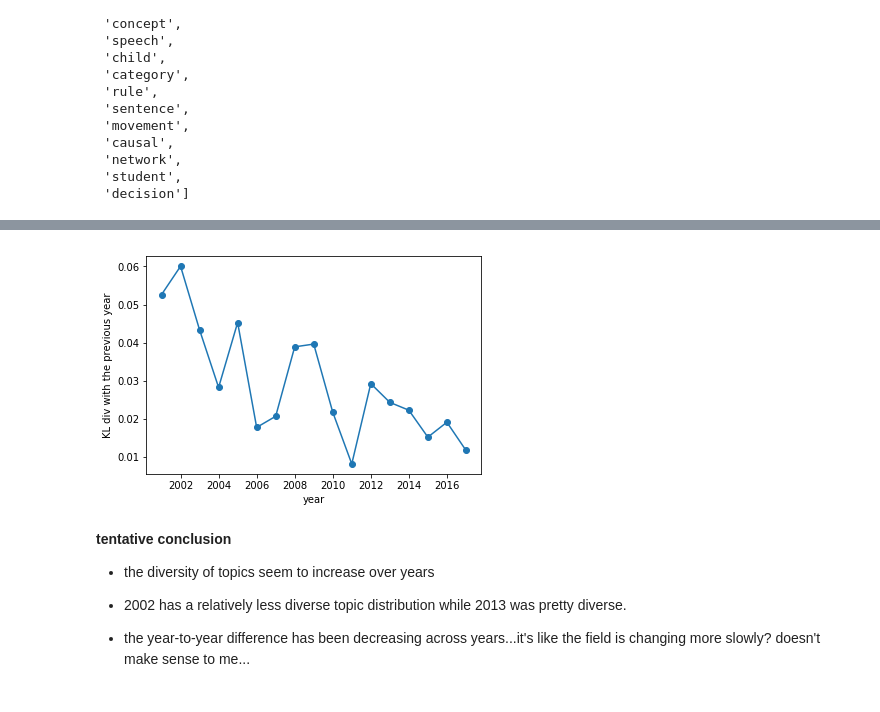
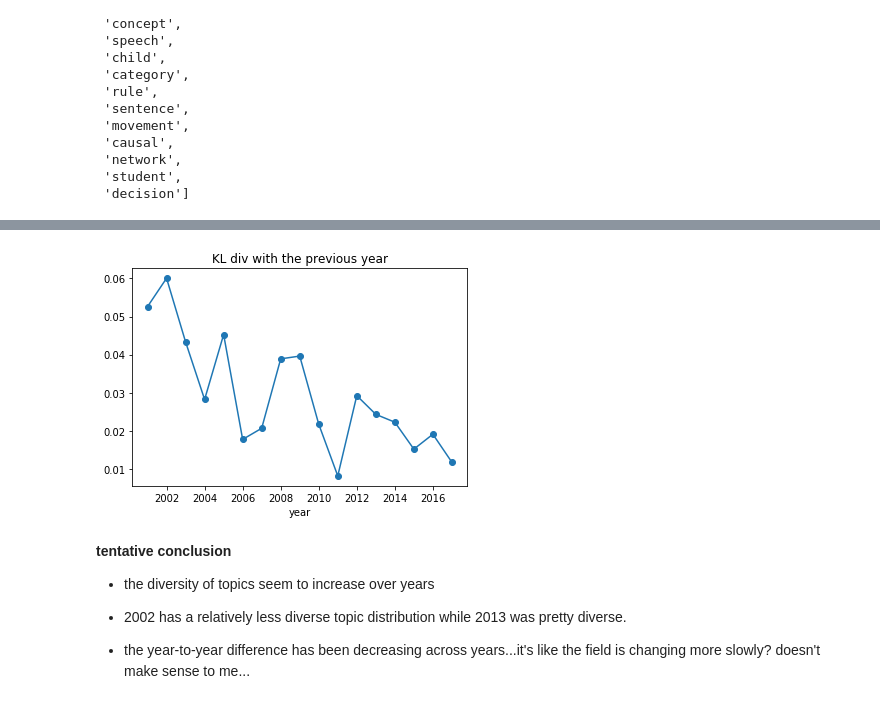
Before and after one commit to anselmrothe/dtm, a Jupyter notebook: topic_entropy.ipynb, the cells around one changed output, grey strips where cells are left out. Cells and saved outputs as stored; diff of their text form; code cells hidden in the pictures.

```diff
--- a/topic_entropy.ipynb
+++ b/topic_entropy.ipynb
@@ -105,15 +105,19 @@ plt.show()
 # %%
 # KL-divergence across years
 kl_years = []
-for iyear in range(len(term_topic)-1):
-#    kl_years.append(entropy(ptop_years[iyear],ptop_years[iyear+1]))
-    kl_years.append(entropy(ptop_years[iyear+1],ptop_years[iyear]))# sanity check: reverse the direction of KL. not differen
-plt.plot(years[1:],kl_years,'-o')
+
+gap=1
+for iyear in range(len(term_topic)-gap):
+#    kl_years.append(entropy(ptop_years[iyear],ptop_years[iyear+gap]))
+    kl_years.append(entropy(ptop_years[iyear+gap],ptop_years[iyear]))# sanity check: reverse the direction of KL. not differen
+plt.plot(years[gap:],kl_years,'-o')
 plt.xlabel('year')
-plt.ylabel('KL div with the previous year')
+plt.title('KL div with the previous year')
 plt.show()
+
+# TODO: eye-balling the distribution overlayed
 # %% [output]
-[figure, old version]
+[figure, new version]
 # %% [markdown]
 **tentative conclusion**
 - the diversity of topics seem to increase over years
```
Also changed, not shown: parts of 3 cells of this notebook, 3 other files.
